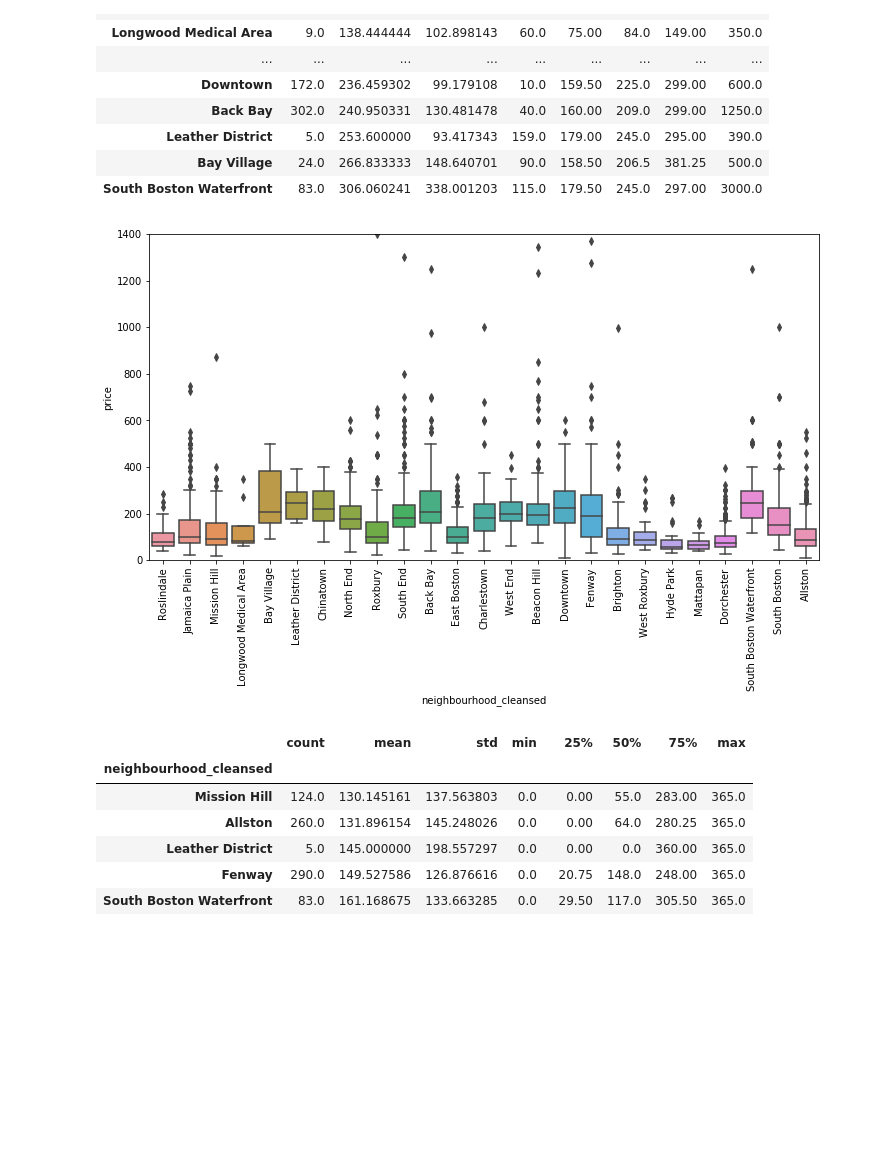
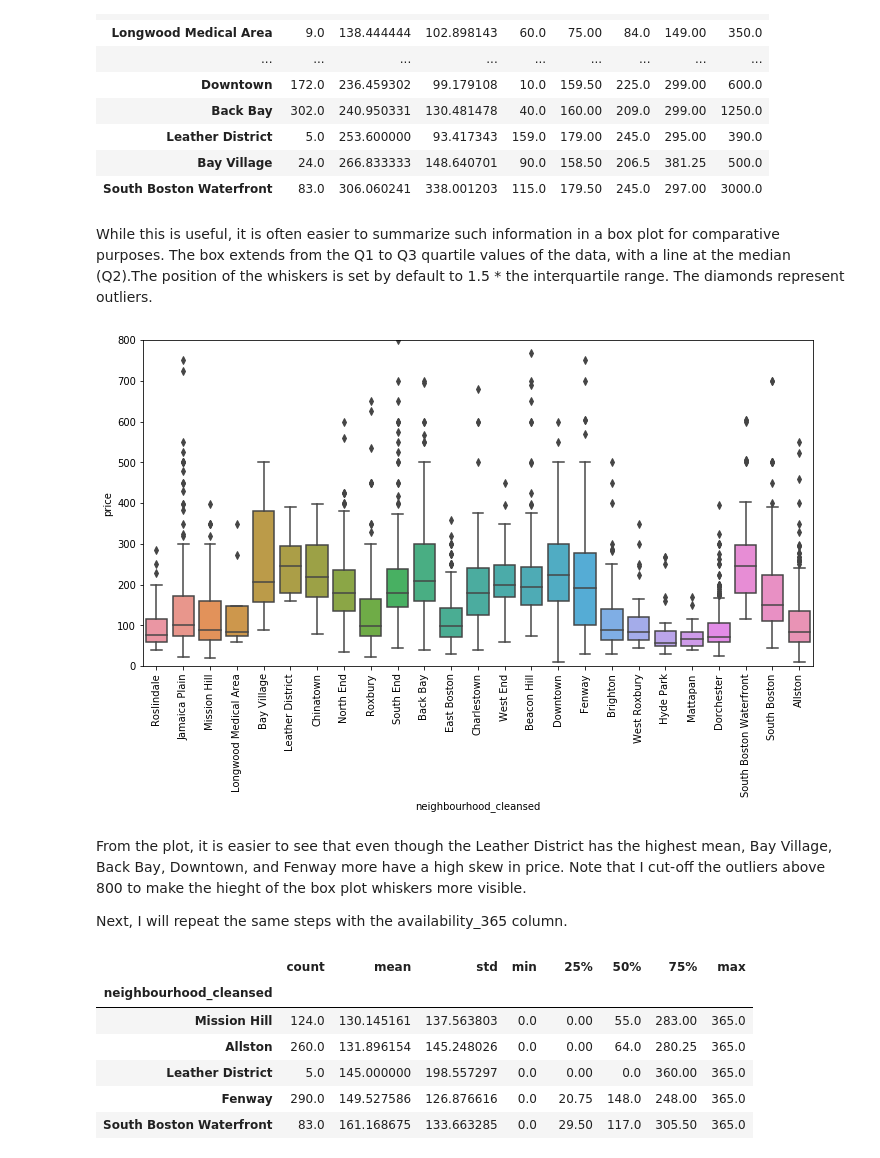
Before and after one commit to cgkaczenski/BostonAirbnb, a Jupyter notebook: BostonAirbnb.ipynb, the cells around one changed output. Saved outputs shown, nothing was run; the diff lists cells and outputs as text; code cells hidden in the pictures; blank space fills up the shorter version.

```diff
--- a/BostonAirbnb.ipynb
+++ b/BostonAirbnb.ipynb
@@ -124,13 +126,19 @@ ldf.groupby(['neighbourhood_cleansed'])['price'].describe().sort_values(by='mean
 | Leather District | 5.0 | 253.600000 | 93.417343 | 159.0 | 179.00 | 245.0 | 295.00 | 390.0 |
 | Bay Village | 24.0 | 266.833333 | 148.640701 | 90.0 | 158.50 | 206.5 | 381.25 | 500.0 |
 | South Boston Waterfront | 83.0 | 306.060241 | 338.001203 | 115.0 | 179.50 | 245.0 | 297.00 | 3000.0 |
+# %% [markdown]
+While this is useful, it is often easier to summarize such information in a box plot for comparative purposes. The box extends from the Q1 to Q3 quartile values of the data, with a line at the median (Q2).The position of the whiskers is set by default to 1.5 * the interquartile range. The diamonds represent outliers.
 # %%
 plt.figure(figsize = (12, 6))
 sns.boxplot(x = 'neighbourhood_cleansed', y = 'price',  data = ldf)
-xt = plt.ylim(0, 1400)
+xt = plt.ylim(0, 800)
 xt = plt.xticks(rotation=90)
 # %% [output]
-[figure, old version]
+[figure, new version]
+# %% [markdown]
+From the plot, it is easier to see that even though the Leather District has the highest mean, Bay Village, Back Bay, Downtown, and Fenway more have a high skew in price. Note that I cut-off the outliers above 800 to make the hieght of the box plot whiskers more visible.
+
+Next, I will repeat the same steps with the availability_365 column.
 # %%
 ldf.groupby(['neighbourhood_cleansed'])['availability_365'].describe().sort_values(by='mean')
 # %% [output]
```
Also changed, not shown: parts of 17 cells of this notebook.
